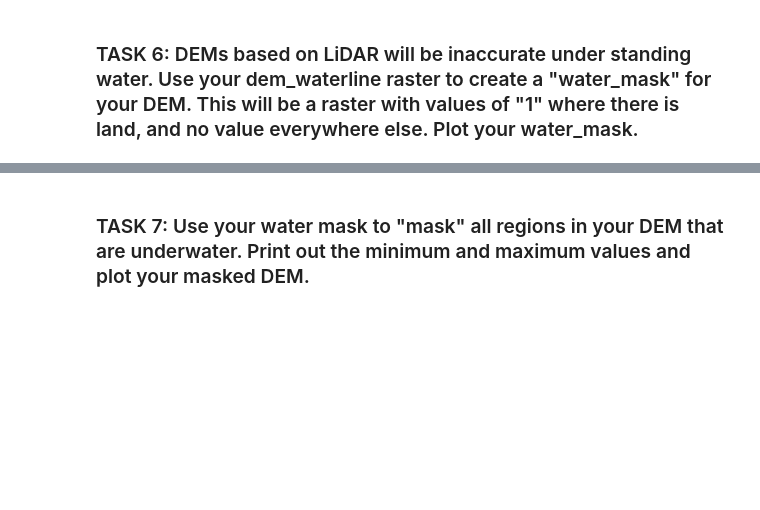
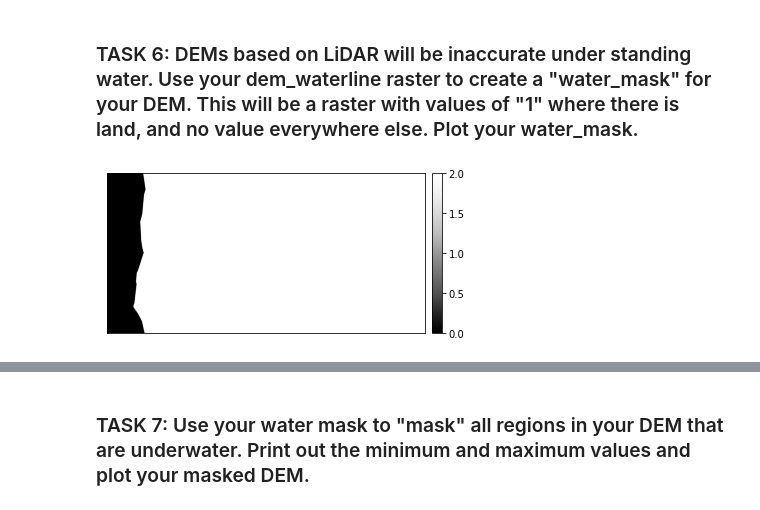
Before and after one commit to abbymwebster/EnvDatSci22, a Jupyter notebook: CodeSprints/RasterData101.ipynb, the cells around one changed output, grey strips where cells are left out. Saved outputs shown, nothing was run; the diff lists cells and outputs as text; code cells hidden in the pictures; blank space fills up the shorter version.

```diff
--- a/CodeSprints/RasterData101.ipynb
+++ b/CodeSprints/RasterData101.ipynb
@@ -270,7 +318,7 @@ You can learn more about working with numpy arrays in [Lesson 1 of the Introduct
 *Note: there are 3.28084 feet per meter*
 # %%
 #Task 4:
-dem_feet = dem_data * #enter number of feet per meters here to convert units
+dem_feet = dem_data * 3.28084
 # %% [markdown]
 View the summary statistics for the dem_feet array you created under task 4.
 # %%
@@ -347,0 +413,15 @@ Often in raster manipulation, we want to use certain criteria to mask out raster
+# %%
+# Task 6: create water_mask
+#water_mask = dem_waterline[1] #I don't think this would work to create a separate dataframe
+water_mask = np.ma.masked_where(dem_waterline == 1,
+                                        dem_waterline,
+                                        copy=True)
+# %%
+# Task 6: plot water_mask
+fig, ax = plt.subplots(figsize=(6,6))
+ep.plot_bands(water_mask,
+               ax=ax,
+               scale=False)
+plt.show()
+# %% [output]
+[figure, added]
```
Also changed, not shown: parts of 30 cells of this notebook.
